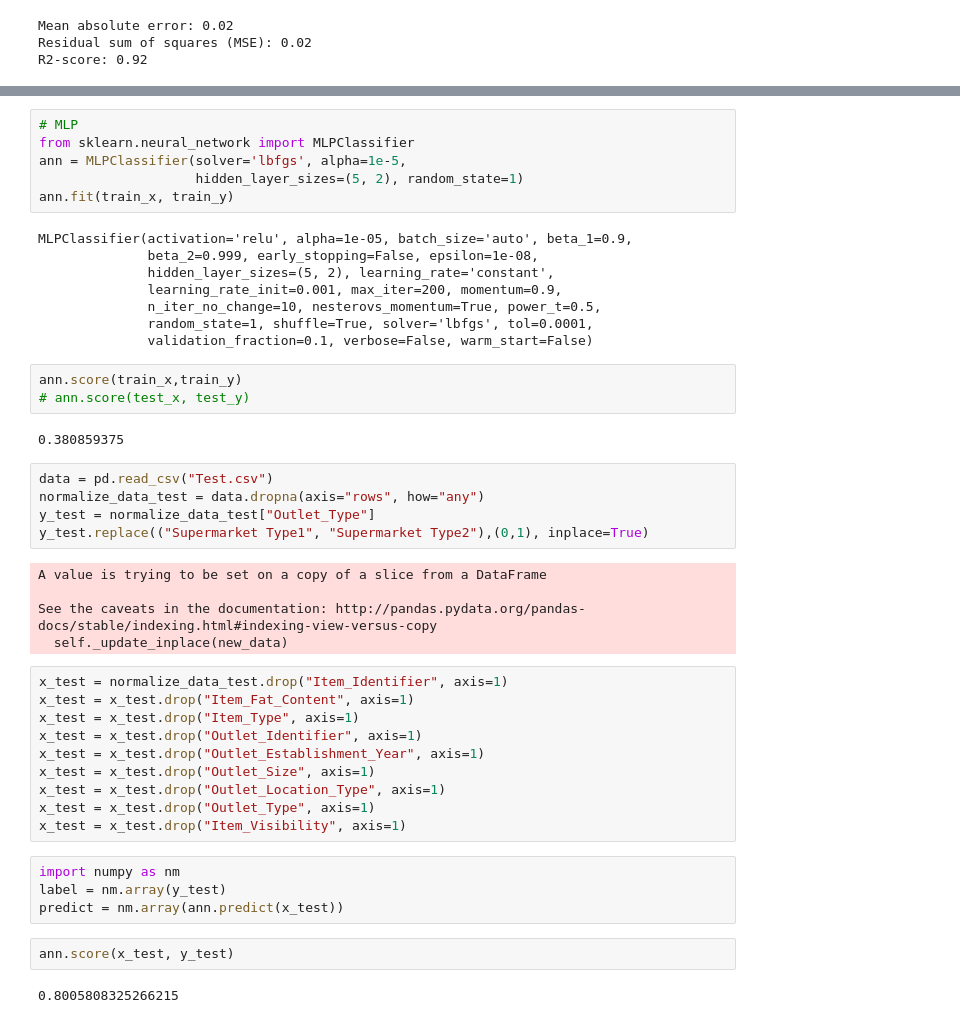
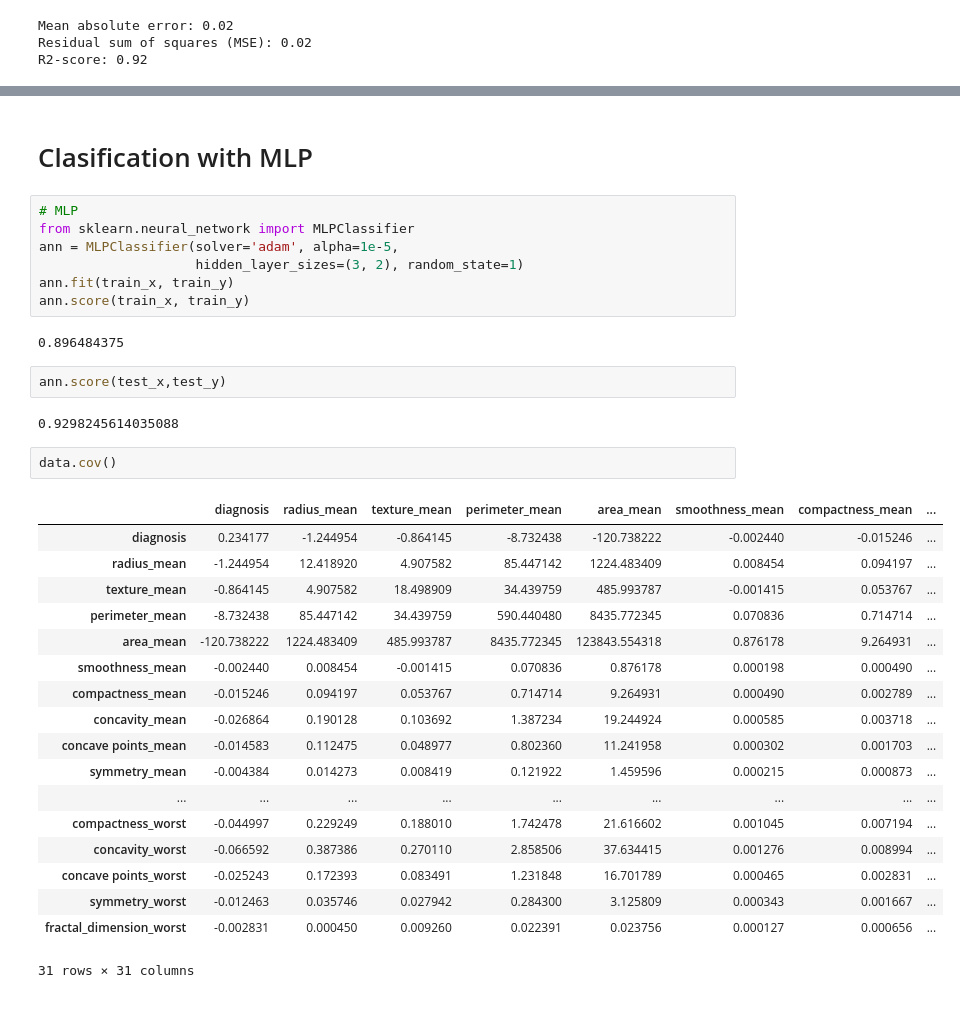
Before and after one commit to ariaji25/Big-Data-2019, a Jupyter notebook: Classifier.ipynb, the cells around one changed output, grey strips where cells are left out. Cells and saved outputs as stored; diff of their text form.

```diff
--- a/Classifier.ipynb
+++ b/Classifier.ipynb
@@ -58,47 +114,36 @@ R2-score: 0.92
+# %% [markdown]
+# Clasification with MLP
 # %%
 # MLP
 from sklearn.neural_network import MLPClassifier
-ann = MLPClassifier(solver='lbfgs', alpha=1e-5,
-                    hidden_layer_sizes=(5, 2), random_state=1)
+ann = MLPClassifier(solver='adam', alpha=1e-5,
+                    hidden_layer_sizes=(3, 2), random_state=1)
 ann.fit(train_x, train_y)
+ann.score(train_x, train_y)
 # %% [output]
-MLPClassifier(activation='relu', alpha=1e-05, batch_size='auto', beta_1=0.9,
-              beta_2=0.999, early_stopping=False, epsilon=1e-08,
-              hidden_layer_sizes=(5, 2), learning_rate='constant',
-              learning_rate_init=0.001, max_iter=200, momentum=0.9,
-              n_iter_no_change=10, nesterovs_momentum=True, power_t=0.5,
-              random_state=1, shuffle=True, solver='lbfgs', tol=0.0001,
-              validation_fraction=0.1, verbose=False, warm_start=False)
+0.896484375
 # %%
-ann.score(train_x,train_y)
-# ann.score(test_x, test_y)
+ann.score(test_x,test_y)
 # %% [output]
-0.380859375
+0.9298245614035088
-# %%
-data = pd.read_csv("Test.csv")
-normalize_data_test = data.dropna(axis="rows", how="any")
-y_test = normalize_data_test["Outlet_Type"]
-y_test.replace(("Supermarket Type1", "Supermarket Type2"),(0,1), inplace=True)
-# %% [output]
-A value is trying to be set on a copy of a slice from a DataFrame
-
-See the caveats in the documentation: http://pandas.pydata.org/pandas-docs/stable/indexing.html#indexing-view-versus-copy
-  self._update_inplace(new_data)
-# %%
-x_test = normalize_data_test.drop("Item_Identifier", axis=1)
-x_test = x_test.drop("Item_Fat_Content", axis=1)
-x_test = x_test.drop("Item_Type", axis=1)
-x_test = x_test.drop("Outlet_Identifier", axis=1)
-x_test = x_test.drop("Outlet_Establishment_Year", axis=1)
-x_test = x_test.drop("Outlet_Size", axis=1)
-x_test = x_test.drop("Outlet_Location_Type", axis=1)
-x_test = x_test.drop("Outlet_Type", axis=1)
-x_test = x_test.drop("Item_Visibility", axis=1)
-# %%
-import numpy as nm
-label = nm.array(y_test)
-predict = nm.array(ann.predict(x_test))
-# %%
-ann.score(x_test, y_test)
-# %% [output]
-0.8005808325266215
+# %%
+data.cov()
+# %% [output]
+|  | diagnosis | radius_mean | texture_mean | perimeter_mean | area_mean | smoothness_mean | compactness_mean | ... |
+| diagnosis | 0.234177 | -1.244954 | -0.864145 | -8.732438 | -120.738222 | -0.002440 | -0.015246 | ... |
+| radius_mean | -1.244954 | 12.418920 | 4.907582 | 85.447142 | 1224.483409 | 0.008454 | 0.094197 | ... |
+| texture_mean | -0.864145 | 4.907582 | 18.498909 | 34.439759 | 485.993787 | -0.001415 | 0.053767 | ... |
+| perimeter_mean | -8.732438 | 85.447142 | 34.439759 | 590.440480 | 8435.772345 | 0.070836 | 0.714714 | ... |
+| area_mean | -120.738222 | 1224.483409 | 485.993787 | 8435.772345 | 123843.554318 | 0.876178 | 9.264931 | ... |
+| smoothness_mean | -0.002440 | 0.008454 | -0.001415 | 0.070836 | 0.876178 | 0.000198 | 0.000490 | ... |
+| compactness_mean | -0.015246 | 0.094197 | 0.053767 | 0.714714 | 9.264931 | 0.000490 | 0.002789 | ... |
+| concavity_mean | -0.026864 | 0.190128 | 0.103692 | 1.387234 | 19.244924 | 0.000585 | 0.003718 | ... |
+| concave points_mean | -0.014583 | 0.112475 | 0.048977 | 0.802360 | 11.241958 | 0.000302 | 0.001703 | ... |
+| symmetry_mean | -0.004384 | 0.014273 | 0.008419 | 0.121922 | 1.459596 | 0.000215 | 0.000873 | ... |
+| ... | ... | ... | ... | ... | ... | ... | ... | ... |
+| compactness_worst | -0.044997 | 0.229249 | 0.188010 | 1.742478 | 21.616602 | 0.001045 | 0.007194 | ... |
+| concavity_worst | -0.066592 | 0.387386 | 0.270110 | 2.858506 | 37.634415 | 0.001276 | 0.008994 | ... |
+| concave points_worst | -0.025243 | 0.172393 | 0.083491 | 1.231848 | 16.701789 | 0.000465 | 0.002831 | ... |
+| symmetry_worst | -0.012463 | 0.035746 | 0.027942 | 0.284300 | 3.125809 | 0.000343 | 0.001667 | ... |
+| fractal_dimension_worst | -0.002831 | 0.000450 | 0.009260 | 0.022391 | 0.023756 | 0.000127 | 0.000656 | ... |
+31 rows × 31 columns
```
Also changed, not shown: parts of 5 cells of this notebook, 6 other files.
